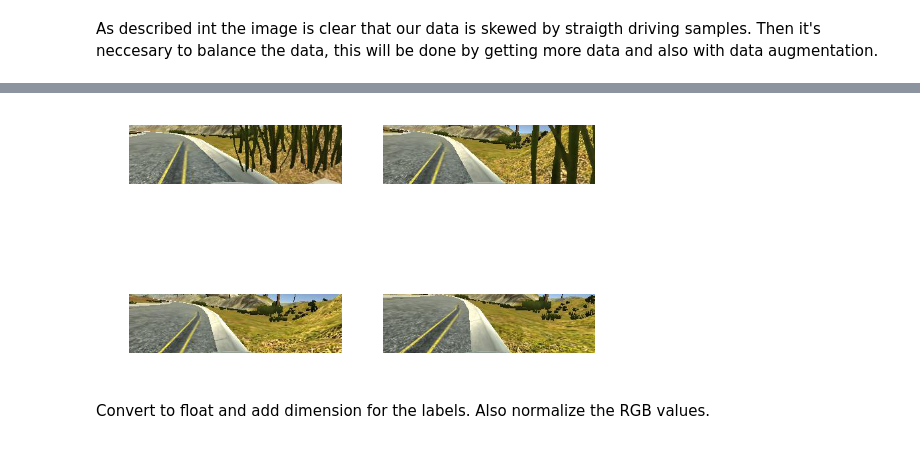
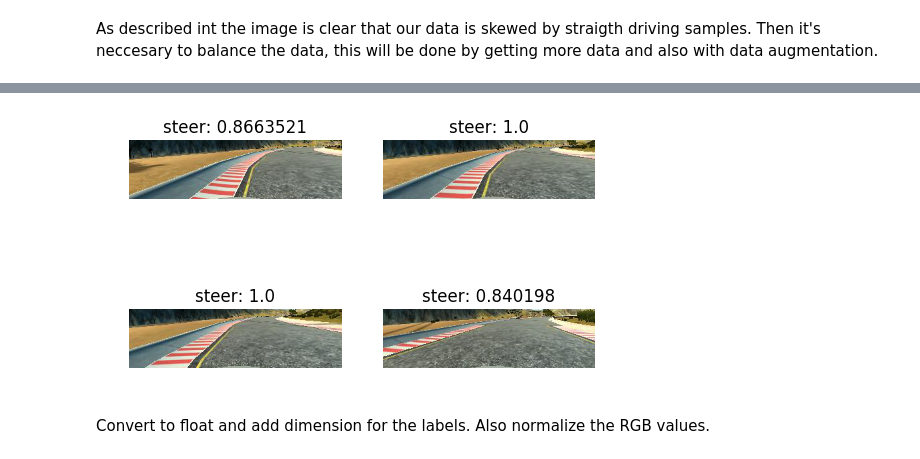
Before and after one commit to yhoazk/CarND-Behavioral-Cloning-P3, a Jupyter notebook: ExploreAndPreprocessData.ipynb, the cells around one changed output, grey strips where cells are left out. Cells and saved outputs as stored; diff of their text form; code cells hidden in the pictures.

```diff
--- a/ExploreAndPreprocessData.ipynb
+++ b/ExploreAndPreprocessData.ipynb
@@ -20,17 +21,22 @@ import numpy as np
 from glob import glob
 
 center_imgs = glob(IMG_DIR+"center*")
+print()
+print(len(center_imgs))
 center_arr = []
 # Read only a sample of 10 images
 for img in center_imgs[:4]:
     center_arr.append(mpimg.imread(img))
 
-def plot_imgArr(img_arr):
+def plot_imgArr(img_arr, label=None, predict=None):
     f, arr = plt.subplots(2,2)
     for n, subplt in enumerate(arr.reshape(-1)):
         subplt.imshow(img_arr[n])
         subplt.axis('off')
-
+        if label is not None and predict is None:
+            subplt.set_title("steer: "+str(label[n]))
+        elif label is not None and predict is not None:
+            subplt.set_title("st:"+str(label[n][0]) + "p:"+str(predict[n]))
     plt.show()
 
 plot_imgArr(center_arr)
@@ -147,7 +195,7 @@ print(len(y))
 # %%
-plot_imgArr(X[100:104]) ## Print olny 4 images
+plot_imgArr(X[130:134], label=y[130:134]) ## Print olny 4 images
 # %% [output]
-[figure, old version]
+[figure, new version]
 # %% [markdown]
 Convert to float and add dimension for the labels.
 Also normalize the RGB values.
```
Also changed, not shown: parts of 14 cells of this notebook, 2 other files.
